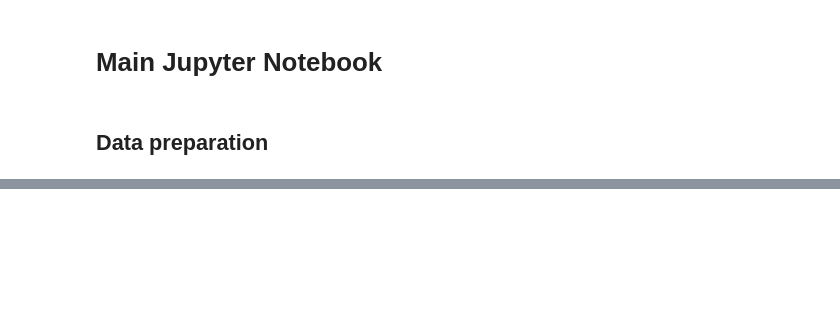
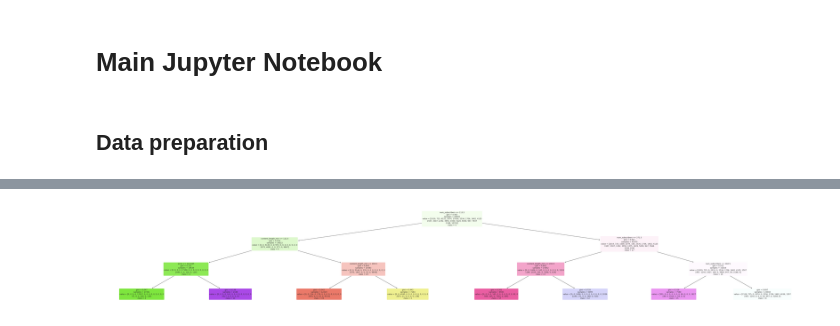
Before and after one commit to Amizzuddin/sc1015, a Jupyter notebook: main.ipynb, the cells around one changed output, grey strips where cells are left out. Drawn from its saved outputs; the diff is of its cells as text; code cells hidden in the pictures; blank space fills up the shorter version.

```diff
--- a/main.ipynb
+++ b/main.ipynb
@@ -47,2 +203,4 @@ generate_confusion_matrix(decision_tree_classier)
 # %%
-generate_decision_tree(decision_tree_classier, parameters cluster_ids)
+generate_decision_tree(decision_tree_classier, parameters, cluster_ids)
+# %% [output]
+[figure, added]
```
Also changed, not shown: parts of 12 cells of this notebook, 3 other files.
